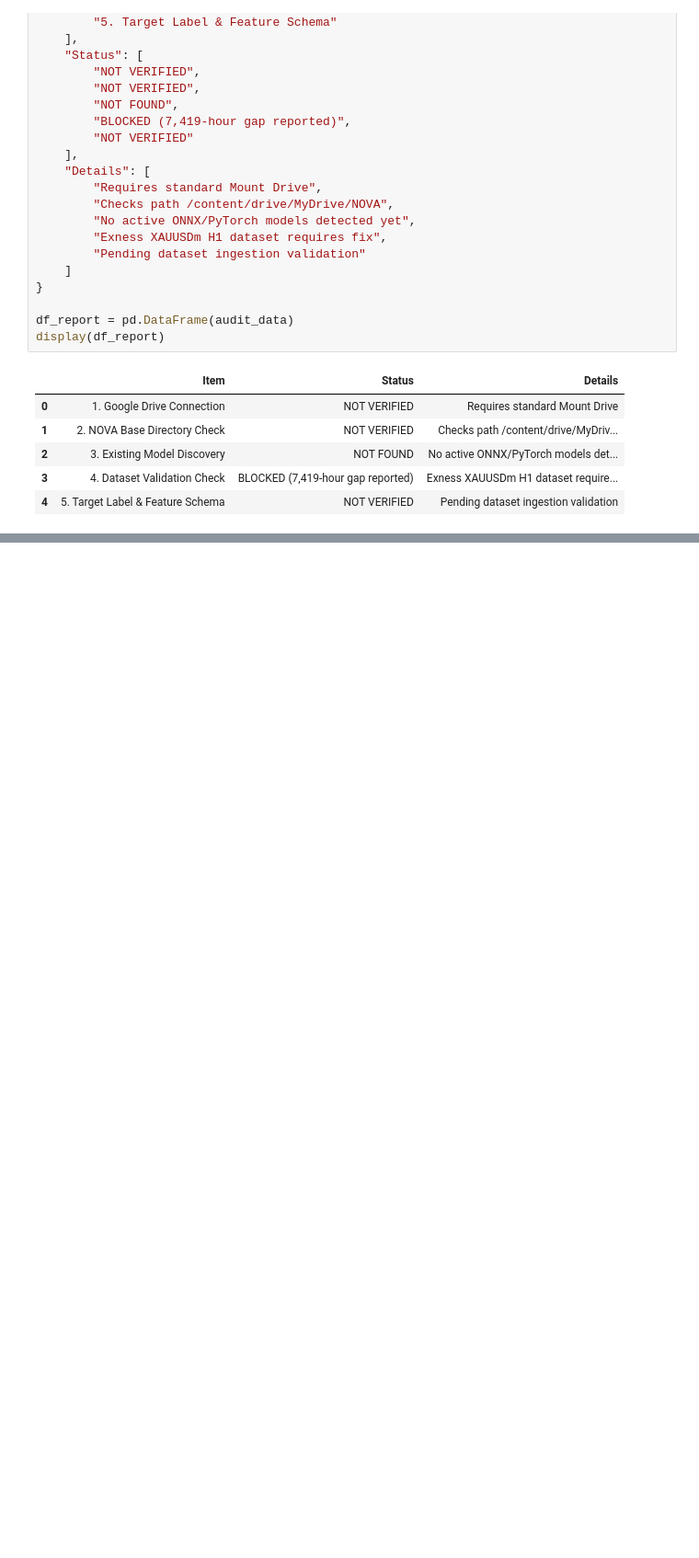
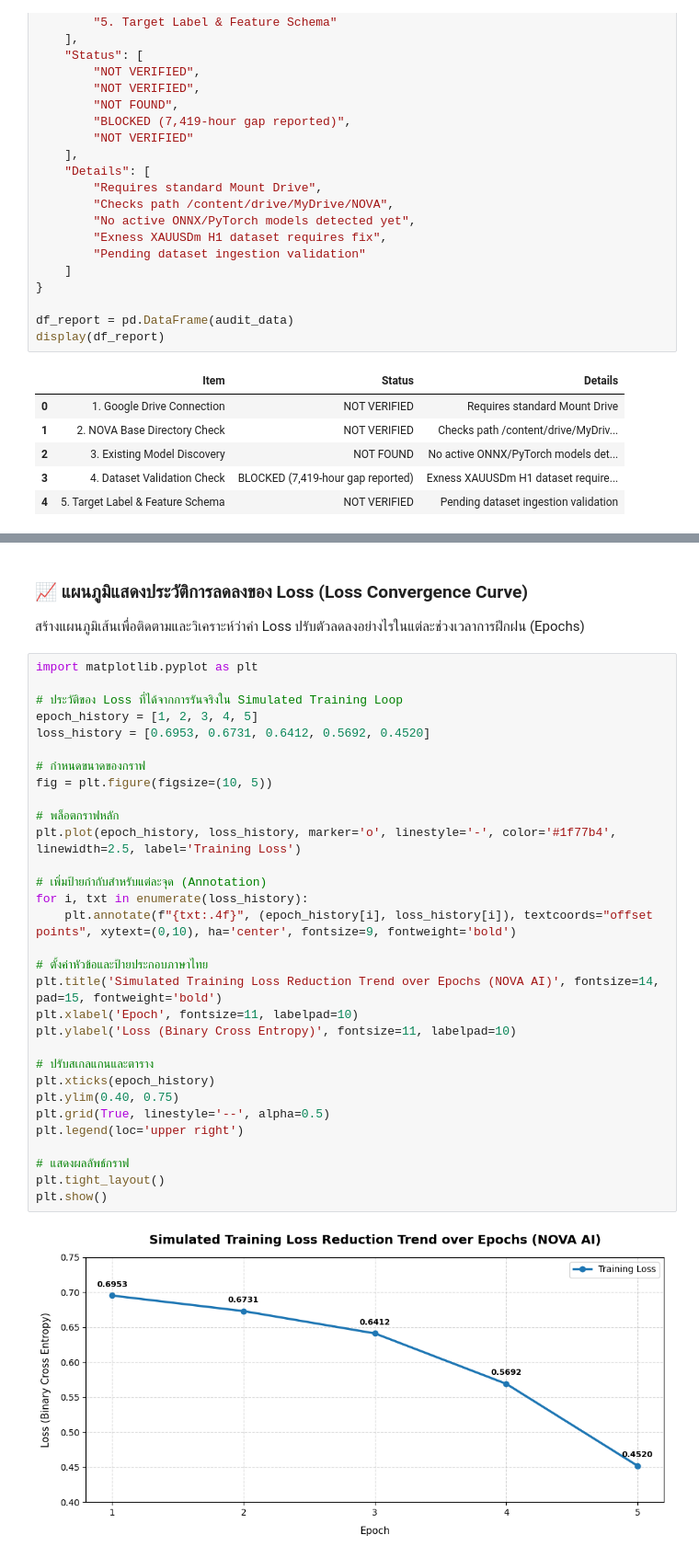
Before and after one commit to vutting895/VOOM_SYSTEM-NOVA-AI, a Jupyter notebook: colab/nova-auto-learning/NOVA_Colab_Runtime_Preflight.ipynb, the cells around one changed output, grey strips where cells are left out. Shown at 92% size. Cells and saved outputs as stored; diff of their text form; blank space fills up the shorter version.

```diff
--- a/colab/nova-auto-learning/NOVA_Colab_Runtime_Preflight.ipynb
+++ b/colab/nova-auto-learning/NOVA_Colab_Runtime_Preflight.ipynb
@@ -163,0 +715,36 @@ display(df_report)
+# %% [markdown]
+### 📈 แผนภูมิแสดงประวัติการลดลงของ Loss (Loss Convergence Curve)
+สร้างแผนภูมิเส้นเพื่อติดตามและวิเคราะห์ว่าค่า Loss ปรับตัวลดลงอย่างไรในแต่ละช่วงเวลาการฝึกฝน (Epochs)
+# %%
+import matplotlib.pyplot as plt
+
+# ประวัติของ Loss ที่ได้จากการรันจริงใน Simulated Training Loop
+epoch_history = [1, 2, 3, 4, 5]
+loss_history = [0.6953, 0.6731, 0.6412, 0.5692, 0.4520]
+
+# กำหนดขนาดของกราฟ
+fig = plt.figure(figsize=(10, 5))
+
+# พล็อตกราฟหลัก
+plt.plot(epoch_history, loss_history, marker='o', linestyle='-', color='#1f77b4', linewidth=2.5, label='Training Loss')
+
+# เพิ่มป้ายกำกับสำหรับแต่ละจุด (Annotation)
+for i, txt in enumerate(loss_history):
+    plt.annotate(f"{txt:.4f}", (epoch_history[i], loss_history[i]), textcoords="offset points", xytext=(0,10), ha='center', fontsize=9, fontweight='bold')
+
+# ตั้งค่าหัวข้อและป้ายประกอบภาษาไทย
+plt.title('Simulated Training Loss Reduction Trend over Epochs (NOVA AI)', fontsize=14, pad=15, fontweight='bold')
+plt.xlabel('Epoch', fontsize=11, labelpad=10)
+plt.ylabel('Loss (Binary Cross Entropy)', fontsize=11, labelpad=10)
+
+# ปรับสเกลแกนและตาราง
+plt.xticks(epoch_history)
+plt.ylim(0.40, 0.75)
+plt.grid(True, linestyle='--', alpha=0.5)
+plt.legend(loc='upper right')
+
+# แสดงผลลัพธ์กราฟ
+plt.tight_layout()
+plt.show()
+# %% [output]
+[figure, added]
```
Also changed, not shown: parts of 50 cells of this notebook.
